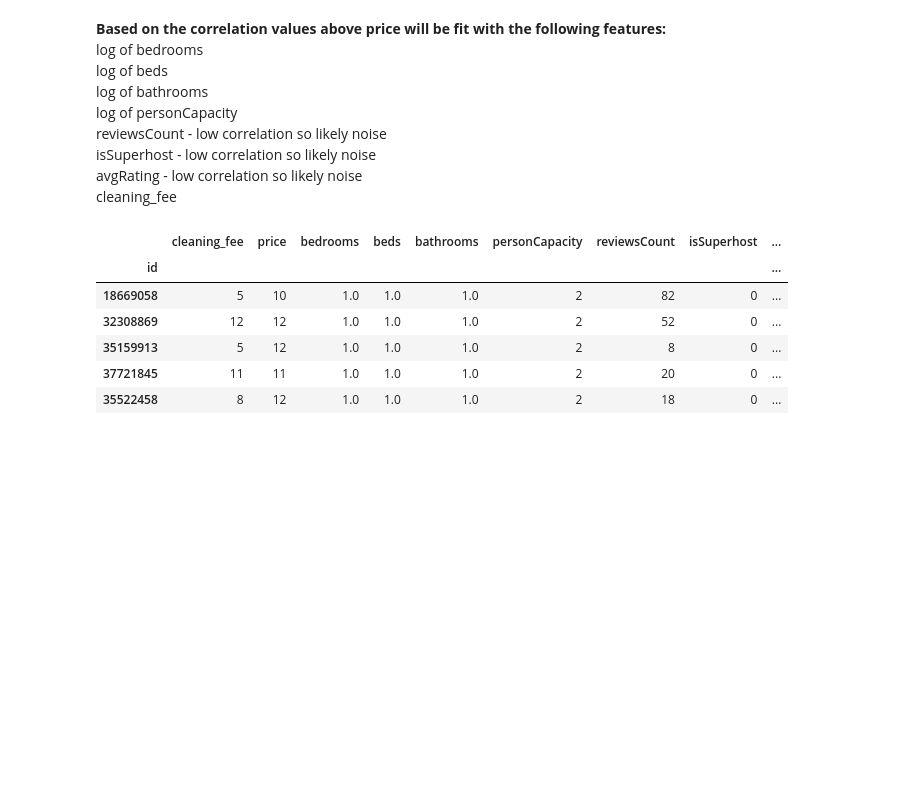
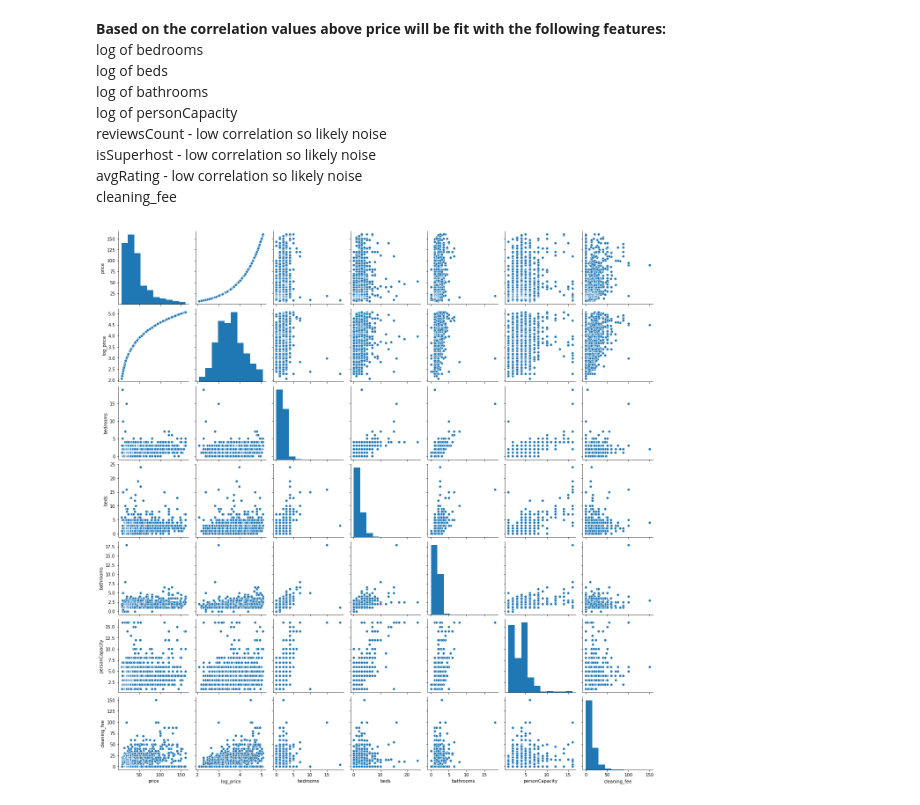
Before and after one commit to scottkds/airbnb_prices, a Jupyter notebook: models/Airbnb_regression.ipynb, the cells around one changed output. Cells and saved outputs as stored; diff of their text form; code cells hidden in the pictures; blank space fills up the shorter version.

Commit message:
More work on regression. Added plots and cross_val_scores.

```diff
--- a/models/Airbnb_regression.ipynb
+++ b/models/Airbnb_regression.ipynb
@@ -151,10 +158,6 @@ X_train, X_test, y_train, y_test = train_test_split(rooms)
-# %%
-rooms.head()
-# %% [output]
-|  | cleaning_fee | price | bedrooms | beds | bathrooms | personCapacity | reviewsCount | isSuperhost | ... |
-| id |  |  |  |  |  |  |  |  | ... |
-| 18669058 | 5 | 10 | 1.0 | 1.0 | 1.0 | 2 | 82 | 0 | ... |
-| 32308869 | 12 | 12 | 1.0 | 1.0 | 1.0 | 2 | 52 | 0 | ... |
-| 35159913 | 5 | 12 | 1.0 | 1.0 | 1.0 | 2 | 8 | 0 | ... |
-| 37721845 | 11 | 11 | 1.0 | 1.0 | 1.0 | 2 | 20 | 0 | ... |
-| 35522458 | 8 | 12 | 1.0 | 1.0 | 1.0 | 2 | 18 | 0 | ... |
+# %%
+# Pairplot with unchanged feaures.
+pair_plot_features = ['price', 'log_price', 'bedrooms', 'beds', 'bathrooms', 'personCapacity', 'cleaning_fee']
+sns.pairplot(rooms[pair_plot_features]);
+# %% [output]
+[figure, added]
```
Also changed, not shown: parts of 21 cells of this notebook, 1 other file.
